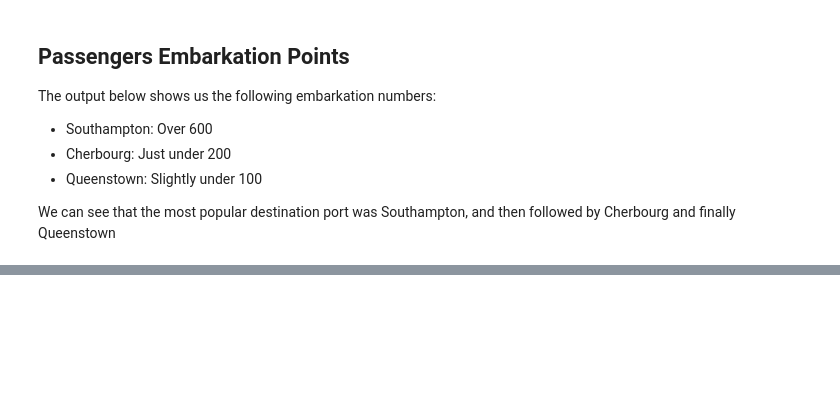
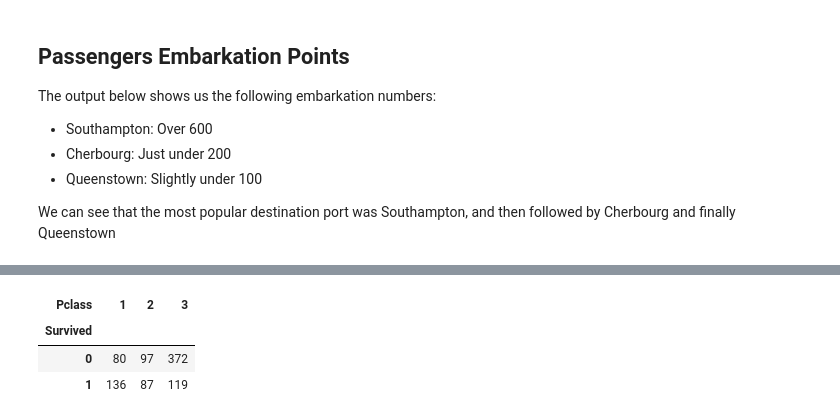
Before and after one commit to nizarhamood/Titanic, a Jupyter notebook: titanic.ipynb, the cells around one changed output, grey strips where cells are left out. Saved outputs shown, nothing was run; the diff lists cells and outputs as text; code cells hidden in the pictures; blank space fills up the shorter version.

```diff
--- a/titanic.ipynb
+++ b/titanic.ipynb
@@ -383,0 +440,7 @@ countplot('Embarked', train, 'Passengers boarding from Embarkation Points')
+# %%
+train.pivot_table(index='Survived', columns='Pclass', aggfunc='size')
+# %% [output]
+| Pclass | 1 | 2 | 3 |
+| Survived |  |  |  |
+| 0 | 80 | 97 | 372 |
+| 1 | 136 | 87 | 119 |
```
Also changed, not shown: parts of 20 cells of this notebook, 5 other files.
